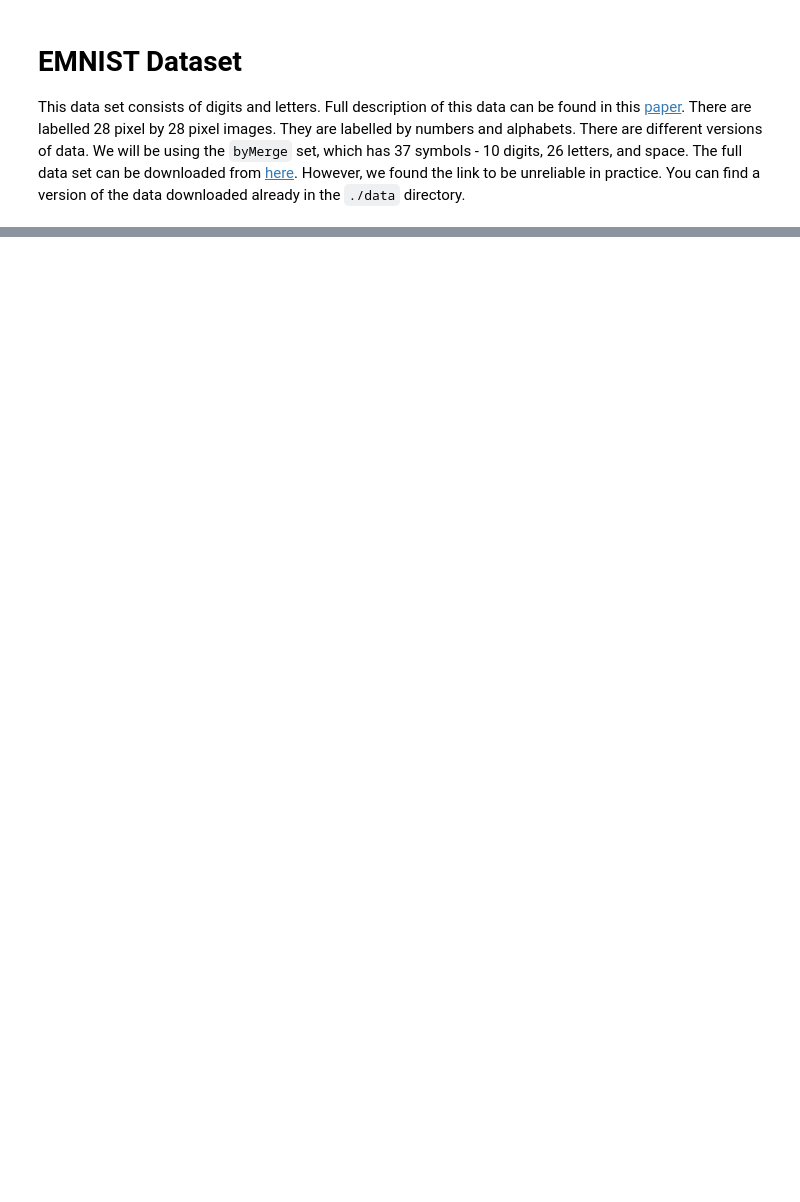
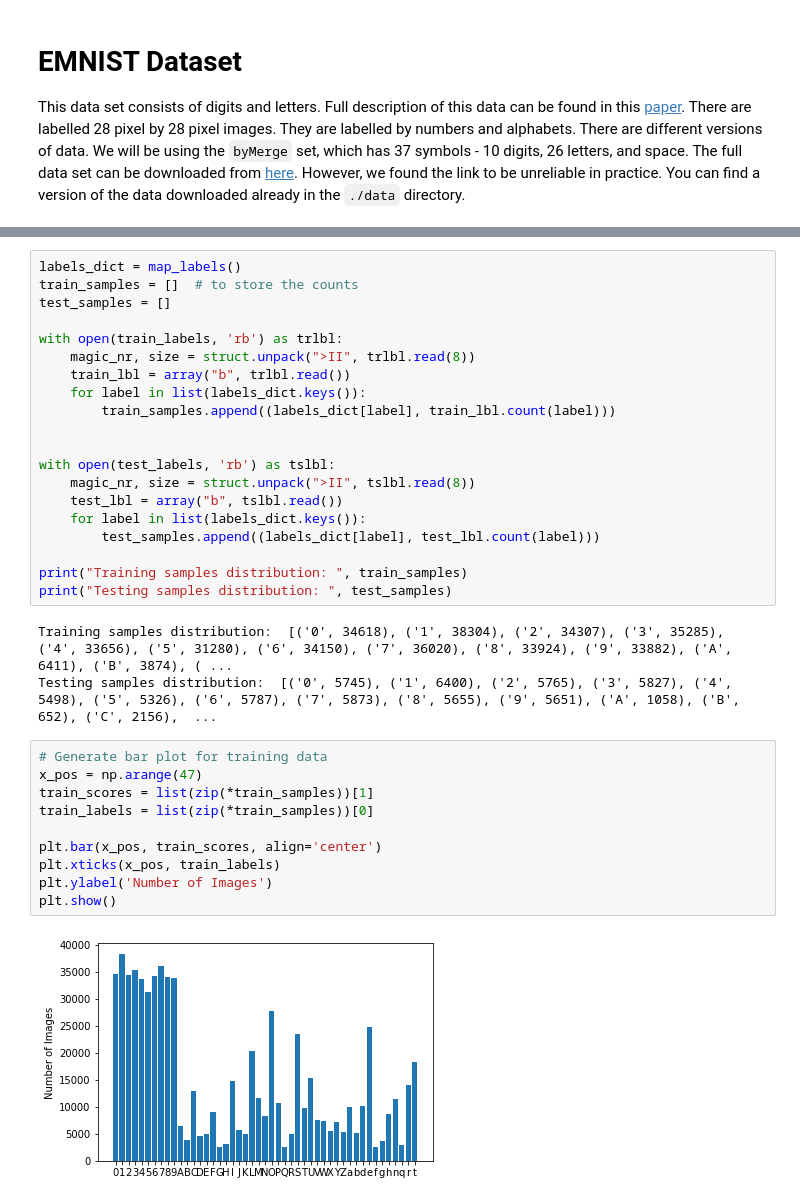
Before and after one commit to PacktPublishing/Hands-On-Deep-Learning-for-Mobile, a Jupyter notebook: Chapter1/emnist_analysis.ipynb, the cells around one changed output, grey strips where cells are left out. Saved outputs shown, nothing was run; the diff lists cells and outputs as text; blank space fills up the shorter version.

```diff
--- a/Chapter1/emnist_analysis.ipynb
+++ b/Chapter1/emnist_analysis.ipynb
@@ -49,0 +75,35 @@ Training set size: 697932
+# %%
+labels_dict = map_labels()
+train_samples = []  # to store the counts
+test_samples = []
+
+with open(train_labels, 'rb') as trlbl:
+    magic_nr, size = struct.unpack(">II", trlbl.read(8))
+    train_lbl = array("b", trlbl.read())
+    for label in list(labels_dict.keys()):
+        train_samples.append((labels_dict[label], train_lbl.count(label)))
+
+
+with open(test_labels, 'rb') as tslbl:
+    magic_nr, size = struct.unpack(">II", tslbl.read(8))
+    test_lbl = array("b", tslbl.read())
+    for label in list(labels_dict.keys()):
+        test_samples.append((labels_dict[label], test_lbl.count(label)))
+
+print("Training samples distribution: ", train_samples)
+print("Testing samples distribution: ", test_samples)
+# %% [output]
+Training samples distribution:  [('0', 34618), ('1', 38304), ('2', 34307), ('3', 35285), ('4', 33656), ('5', 31280), ('6', 34150), ('7', 36020), ('8', 33924), ('9', 33882), ('A', 6411), ('B', 3874), ( ...
+Testing samples distribution:  [('0', 5745), ('1', 6400), ('2', 5765), ('3', 5827), ('4', 5498), ('5', 5326), ('6', 5787), ('7', 5873), ('8', 5655), ('9', 5651), ('A', 1058), ('B', 652), ('C', 2156),  ...
+# %%
+# Generate bar plot for training data
+x_pos = np.arange(47)
+train_scores = list(zip(*train_samples))[1]
+train_labels = list(zip(*train_samples))[0]
+
+plt.bar(x_pos, train_scores, align='center')
+plt.xticks(x_pos, train_labels)
+plt.ylabel('Number of Images')
+plt.show()
+# %% [output]
+[figure, added]
```
Also changed, not shown: parts of 7 cells of this notebook.
